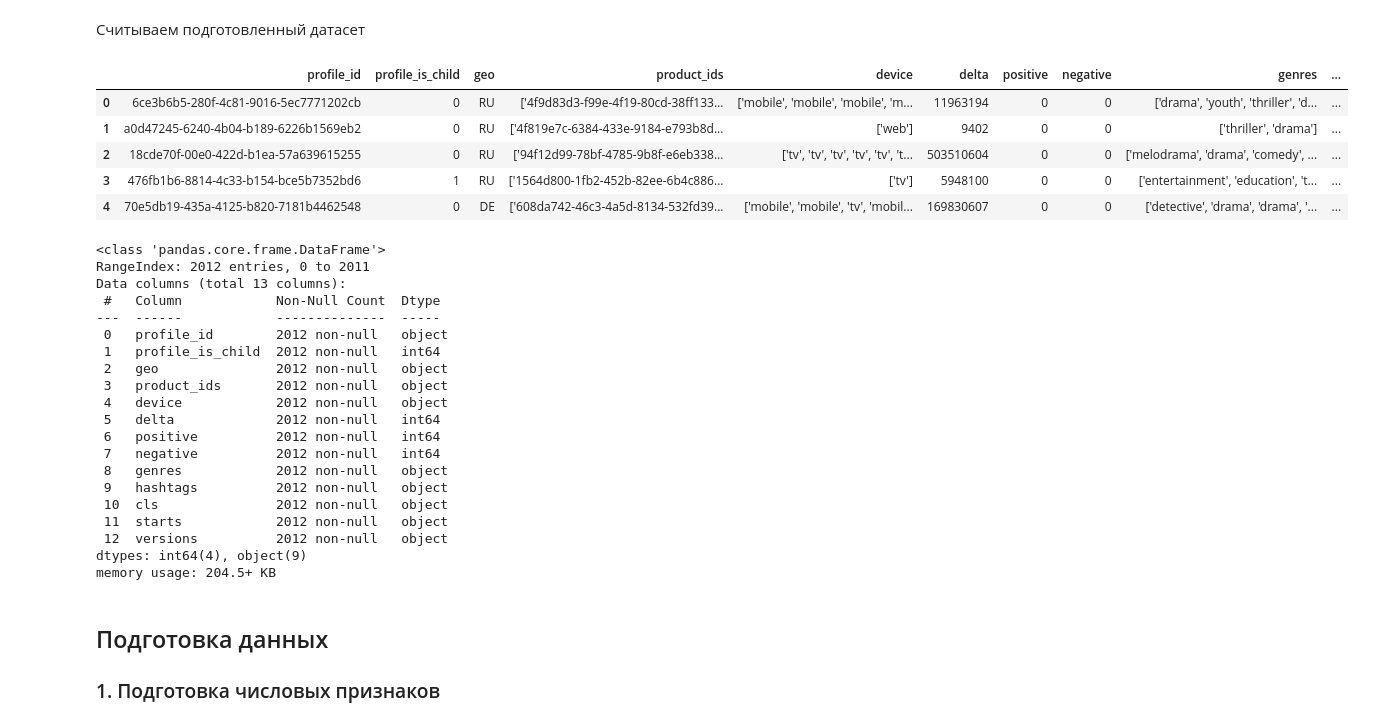
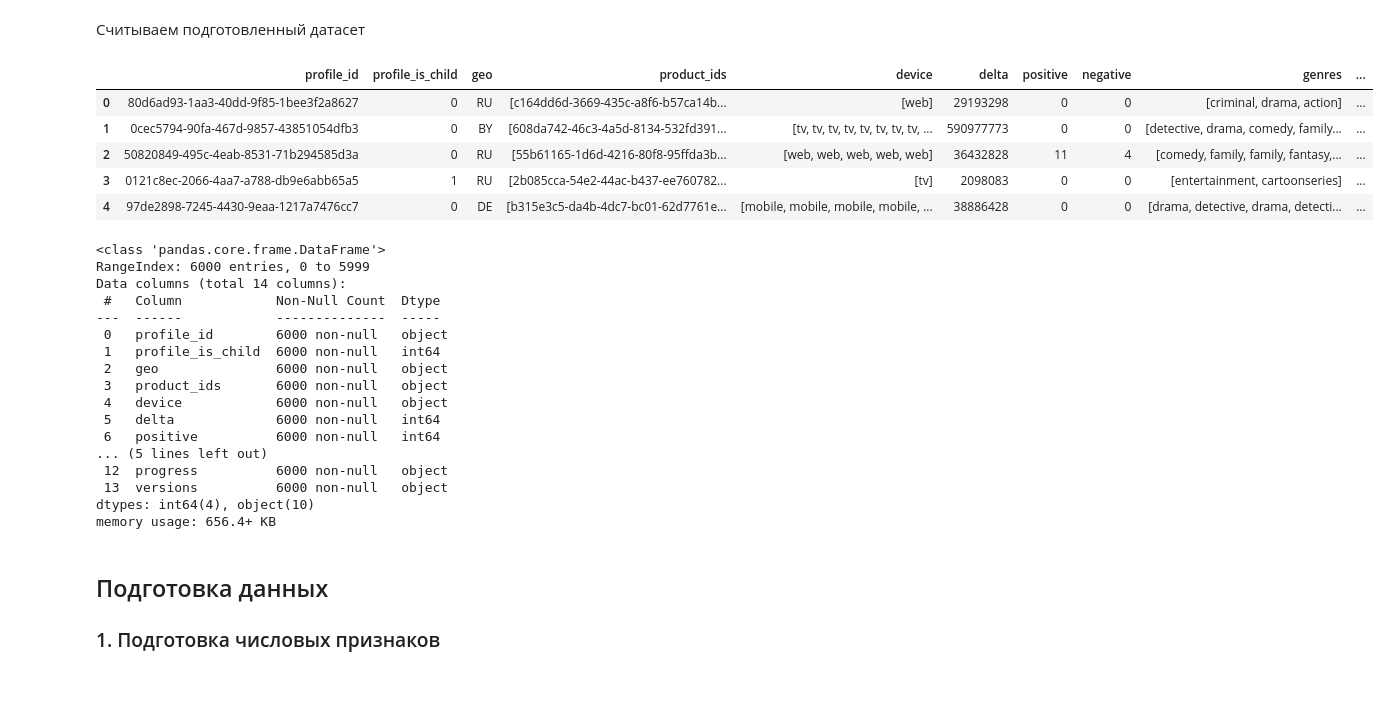
Before and after one commit to Patrick7777777/users_segmentation, a Jupyter notebook: k_prototypes.ipynb, the cells around one changed output. Saved outputs shown, nothing was run; the diff lists cells and outputs as text; code cells hidden in the pictures; blank space fills up the shorter version.

Commit message:
got positive and negative ids

```diff
--- a/k_prototypes.ipynb
+++ b/k_prototypes.ipynb
@@ -14,38 +14,40 @@ from utils import multiple_graphs
 # %% [markdown]
 Считываем подготовленный датасет
 # %%
-df = pd.read_csv('Result_26_5.csv')
+df = pd.read_csv('Result_21_5.csv')
+df = df.head(6000)
+
+# Делаем преобразования некоторых полей, с помощью библиотеки ast после импорта из csv
+for col in df.drop(['profile_id', 'geo'], axis=1).select_dtypes(include='object').columns:
+    df[col] = df[col].apply(lambda x: ast.literal_eval(x) if pd.notnull(x) else [])
 df.head()
 # %% [output]
 |  | profile_id | profile_is_child | geo | product_ids | device | delta | positive | negative | genres | ... |
-| 0 | 6ce3b6b5-280f-4c81-9016-5ec7771202cb | 0 | RU | ['4f9d83d3-f99e-4f19-80cd-38ff133... | ['mobile', 'mobile', 'mobile', 'm... | 11963194 | 0 | 0 | ['drama', 'youth', 'thriller', 'd... | ... |
-| 1 | a0d47245-6240-4b04-b189-6226b1569eb2 | 0 | RU | ['4f819e7c-6384-433e-9184-e793b8d... | ['web'] | 9402 | 0 | 0 | ['thriller', 'drama'] | ... |
-| 2 | 18cde70f-00e0-422d-b1ea-57a639615255 | 0 | RU | ['94f12d99-78bf-4785-9b8f-e6eb338... | ['tv', 'tv', 'tv', 'tv', 'tv', 't... | 503510604 | 0 | 0 | ['melodrama', 'drama', 'comedy', ... | ... |
-| 3 | 476fb1b6-8814-4c33-b154-bce5b7352bd6 | 1 | RU | ['1564d800-1fb2-452b-82ee-6b4c886... | ['tv'] | 5948100 | 0 | 0 | ['entertainment', 'education', 't... | ... |
-| 4 | 70e5db19-435a-4125-b820-7181b4462548 | 0 | DE | ['608da742-46c3-4a5d-8134-532fd39... | ['mobile', 'mobile', 'tv', 'mobil... | 169830607 | 0 | 0 | ['detective', 'drama', 'drama', '... | ... |
+| 0 | 80d6ad93-1aa3-40dd-9f85-1bee3f2a8627 | 0 | RU | [c164dd6d-3669-435c-a8f6-b57ca14b... | [web] | 29193298 | 0 | 0 | [criminal, drama, action] | ... |
+| 1 | 0cec5794-90fa-467d-9857-43851054dfb3 | 0 | BY | [608da742-46c3-4a5d-8134-532fd391... | [tv, tv, tv, tv, tv, tv, tv, tv, ... | 590977773 | 0 | 0 | [detective, drama, comedy, family... | ... |
+| 2 | 50820849-495c-4eab-8531-71b294585d3a | 0 | RU | [55b61165-1d6d-4216-80f8-95ffda3b... | [web, web, web, web, web] | 36432828 | 11 | 4 | [comedy, family, family, fantasy,... | ... |
+| 3 | 0121c8ec-2066-4aa7-a788-db9e6abb65a5 | 1 | RU | [2b085cca-54e2-44ac-b437-ee760782... | [tv] | 2098083 | 0 | 0 | [entertainment, cartoonseries] | ... |
+| 4 | 97de2898-7245-4430-9eaa-1217a7476cc7 | 0 | DE | [b315e3c5-da4b-4dc7-bc01-62d7761e... | [mobile, mobile, mobile, mobile, ... | 38886428 | 0 | 0 | [drama, detective, drama, detecti... | ... |
 # %%
 df.info()
 # %% [output]
 <class 'pandas.core.frame.DataFrame'>
-RangeIndex: 2012 entries, 0 to 2011
-Data columns (total 13 columns):
+RangeIndex: 6000 entries, 0 to 5999
+Data columns (total 14 columns):
  #   Column            Non-Null Count  Dtype
 ---  ------            --------------  -----
- 0   profile_id        2012 non-null   object
- 1   profile_is_child  2012 non-null   int64
- 2   geo               2012 non-null   object
- 3   product_ids       2012 non-null   object
- 4   device            2012 non-null   object
- 5   delta             2012 non-null   int64
- 6   positive          2012 non-null   int64
- 7   negative          2012 non-null   int64
- 8   genres            2012 non-null   object
- 9   hashtags          2012 non-null   object
- 10  cls               2012 non-null   object
- 11  starts            2012 non-null   object
- 12  versions          2012 non-null   object
-dtypes: int64(4), object(9)
-memory usage: 204.5+ KB
+ 0   profile_id        6000 non-null   object
+ 1   profile_is_child  6000 non-null   int64
+ 2   geo               6000 non-null   object
+ 3   product_ids       6000 non-null   object
+ 4   device            6000 non-null   object
+ 5   delta             6000 non-null   int64
+ 6   positive          6000 non-null   int64
+... (5 lines left out)
+ 12  progress          6000 non-null   object
+ 13  versions          6000 non-null   object
+dtypes: int64(4), object(10)
+memory usage: 656.4+ KB
 # %% [markdown]
 ## Подготовка данных
 ### 1. Подготовка числовых признаков
```
Also changed, not shown: parts of 11 cells of this notebook, 3 other files.
